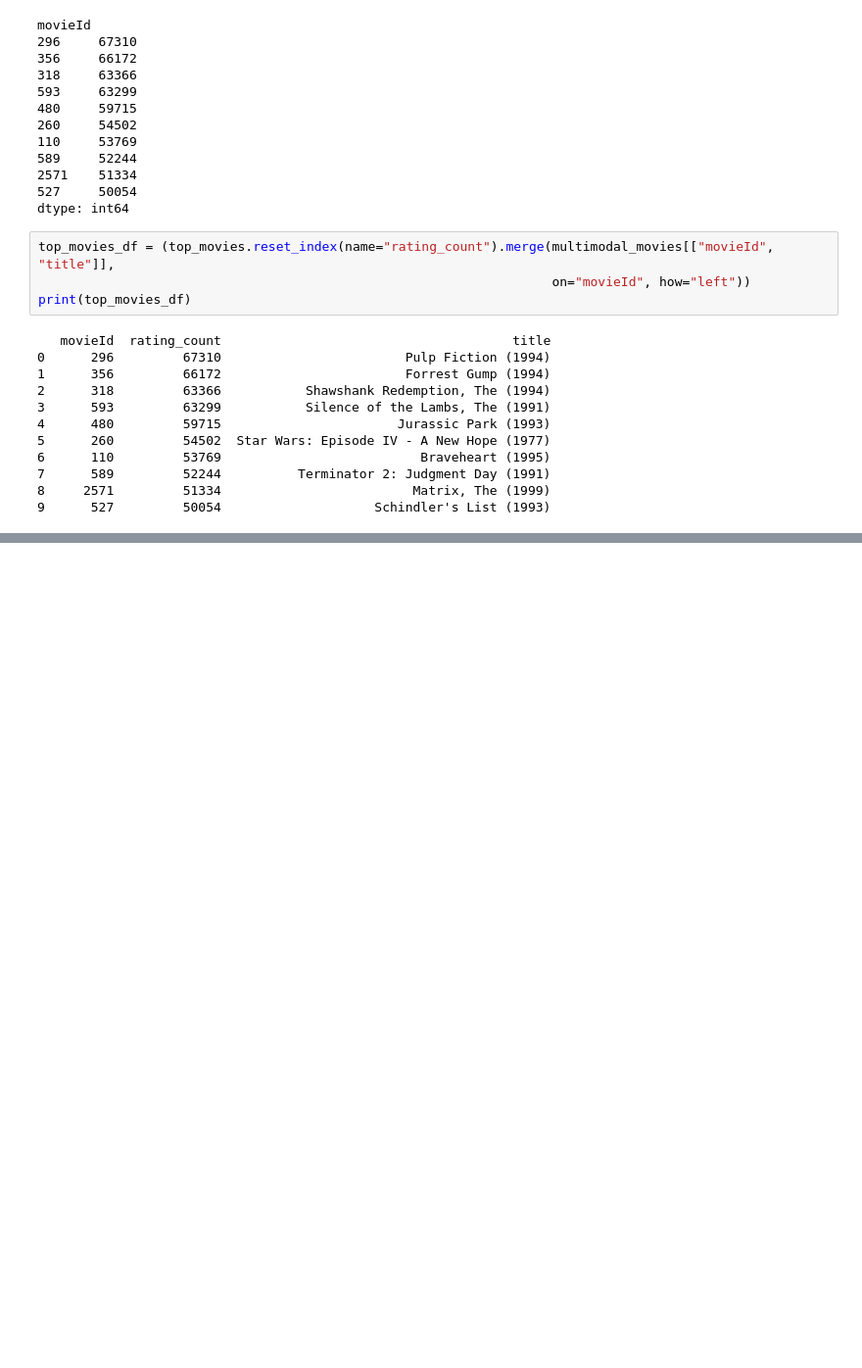
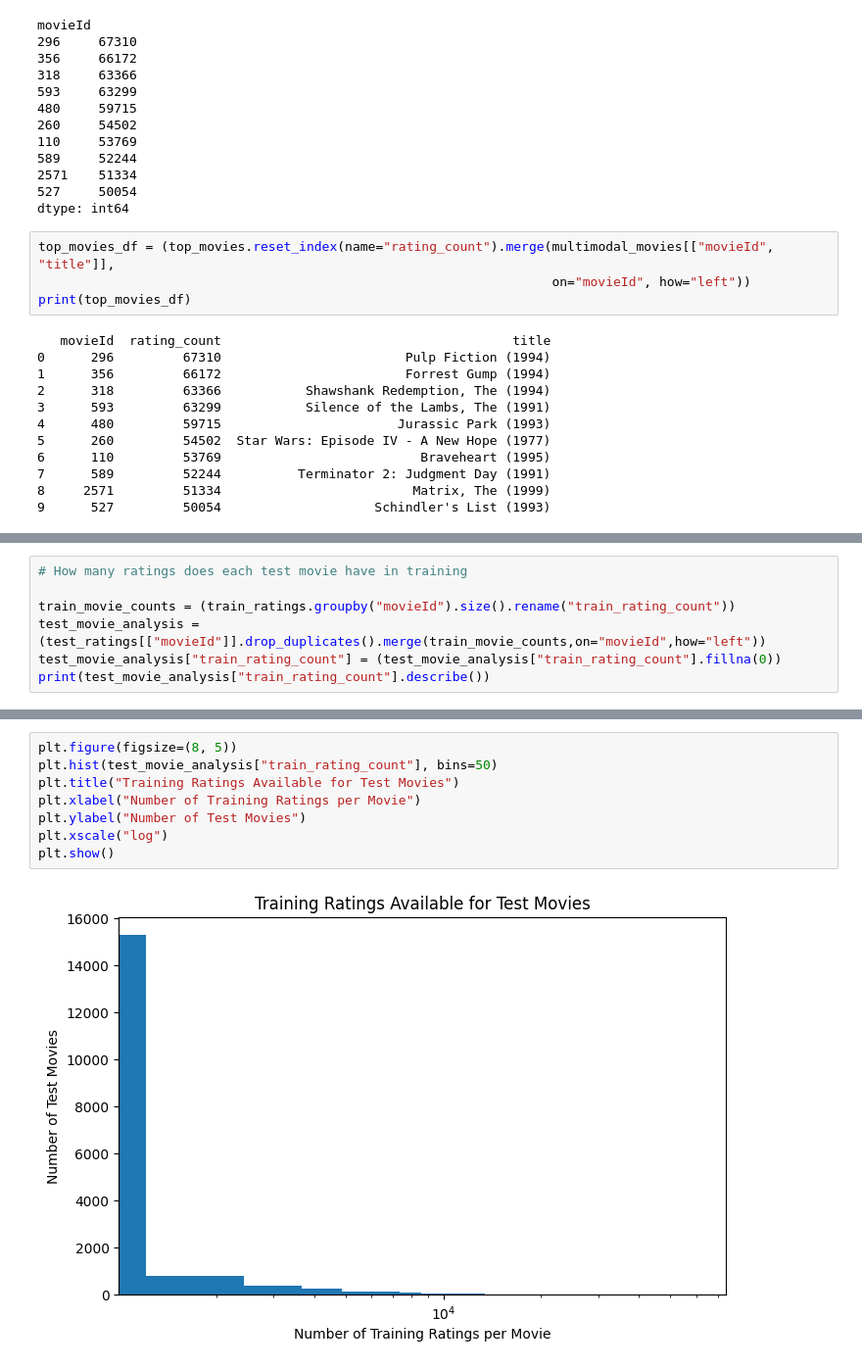
Before and after one commit to Hemanthsai456/Leveraging-Poster-and-Trailer-Audio-Embeddings-for-Cold-Start-Movie-Recommendation, a Jupyter notebook: notebooks/01_Notebook.ipynb, the cells around one changed output, grey strips where cells are left out. Shown at 98% size. Saved outputs shown, nothing was run; the diff lists cells and outputs as text; blank space fills up the shorter version.

```diff
--- a/notebooks/01_Notebook.ipynb
+++ b/notebooks/01_Notebook.ipynb
@@ -348,0 +493,7 @@ Users with at least 10 ratings: 138493
+# %%
+# How many ratings does each test movie have in training
+
+train_movie_counts = (train_ratings.groupby("movieId").size().rename("train_rating_count"))
+test_movie_analysis = (test_ratings[["movieId"]].drop_duplicates().merge(train_movie_counts,on="movieId",how="left"))
+test_movie_analysis["train_rating_count"] = (test_movie_analysis["train_rating_count"].fillna(0))
+print(test_movie_analysis["train_rating_count"].describe())
@@ -348,0 +520,10 @@ Users with at least 10 ratings: 138493
+# %%
+plt.figure(figsize=(8, 5))
+plt.hist(test_movie_analysis["train_rating_count"], bins=50)
+plt.title("Training Ratings Available for Test Movies")
+plt.xlabel("Number of Training Ratings per Movie")
+plt.ylabel("Number of Test Movies")
+plt.xscale("log")
+plt.show()
+# %% [output]
+[figure, added]
```
Also changed, not shown: parts of 34 cells of this notebook.
